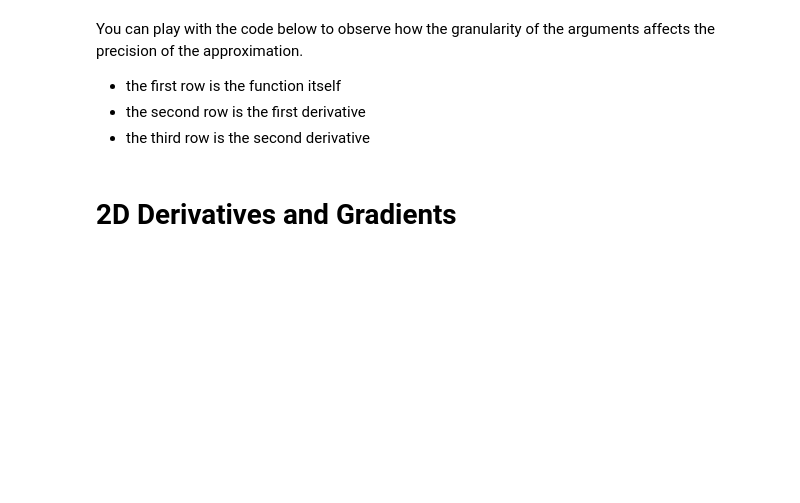
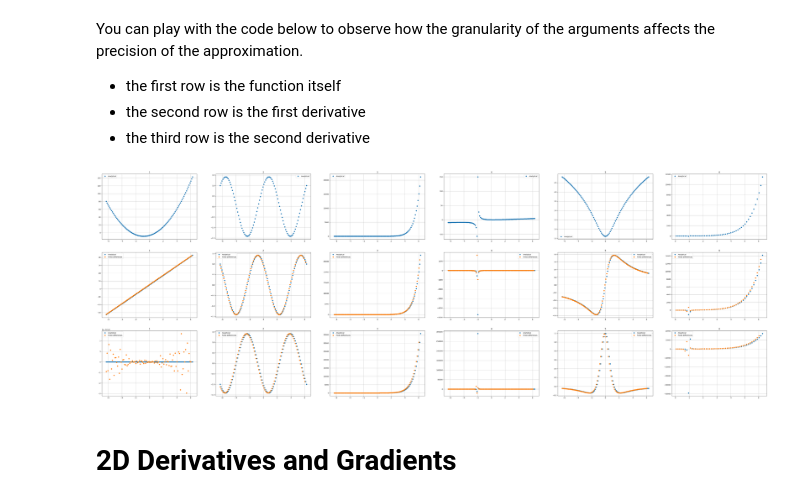
Before and after one commit to smth2001/ageeva_nn, a Jupyter notebook: .laborantum/texts/course/0. Warmup/1. Derivatives/6. Derivatives Practice/task.ipynb, the cells around one changed output. Saved outputs shown, nothing was run; the diff lists cells and outputs as text; code cells hidden in the pictures; blank space fills up the shorter version.

```diff
--- a/.laborantum/texts/course/0. Warmup/1. Derivatives/6. Derivatives Practice/task.ipynb
+++ b/.laborantum/texts/course/0. Warmup/1. Derivatives/6. Derivatives Practice/task.ipynb
@@ -82,7 +82,7 @@ def df6(x):
 For the same functions, write the second-order derivatives using NumPy.
 # %%
 def ddf1(x):
-    res = 6
+    res = np.full_like(x, 6,dtype=float)
     ## YOUR CODE HERE
     return res
 
@@ -129,7 +129,7 @@ The inputs to this function are:
 The output should be a `numpy.array` with approximate derivatives of shape $N - 1$.
 # %%
 def finite_differences(f, x):
-    df_x = f
+    df_x = (f[1:] - f[:-1]) / (x[1:] -x[:-1])
     ## YOUR CODE HERE
     return df_x
 # %% [markdown]
@@ -144,7 +144,7 @@ You can play with the code below to observe how the granularity of the arguments
 xs = np.linspace(
     -2*np.pi,
     2*np.pi,
-    1000 # you can change this value. Check 100, 200, 500, 1000
+    100 # you can change this value. Check 100, 200, 500, 1000
 )
 
 answer['1D'] = {}
@@ -159,33 +159,35 @@ for f, df, ddf in zip(fs, dfs, ddfs):
     df_x_approx = finite_differences(f(xs), xs)
     ddf_x_approx = finite_differences(df_x_approx, xs[:-1])
 
     answer['1D']['d' + str(index)] = df_x[~np.isnan(df_x)]
     answer['1D']['dd' + str(index)] = ddf_x[~np.isnan(ddf_x)]
 
     answer['1D']['d' + str(index) + '_approx'] = df_x_approx[~np.isnan(df_x_approx)]
     answer['1D']['dd' + str(index) + '_approx'] = ddf_x_approx[~np.isnan(ddf_x_approx)]
 
 
     plt.subplot(3, 8, index)
     plt.plot(xs, f(xs), 'o')
     plt.legend(['Analytical'])
     plt.grid()
     plt.title(str(index))
 
     plt.subplot(3, 8, 8 + index)
     plt.plot(xs, df_x, 'o')
     plt.plot(xs[:-1], df_x_approx, 'o')
     plt.legend(['Analytical', 'Finite differences'])
     plt.grid()
     plt.title(str(index))
 
 
     plt.subplot(3, 8, 16 + index)
     plt.plot(xs, ddf_x, 'o')
     plt.plot(xs[:-2], ddf_x_approx, 'o')
     plt.legend(['Analytical', 'Finite differences'])
     plt.grid()
     plt.title(str(index))
+# %% [output]
+[figure, added]
 # %% [markdown]
 # 2D Derivatives and Gradients
 # %% [markdown]
```
